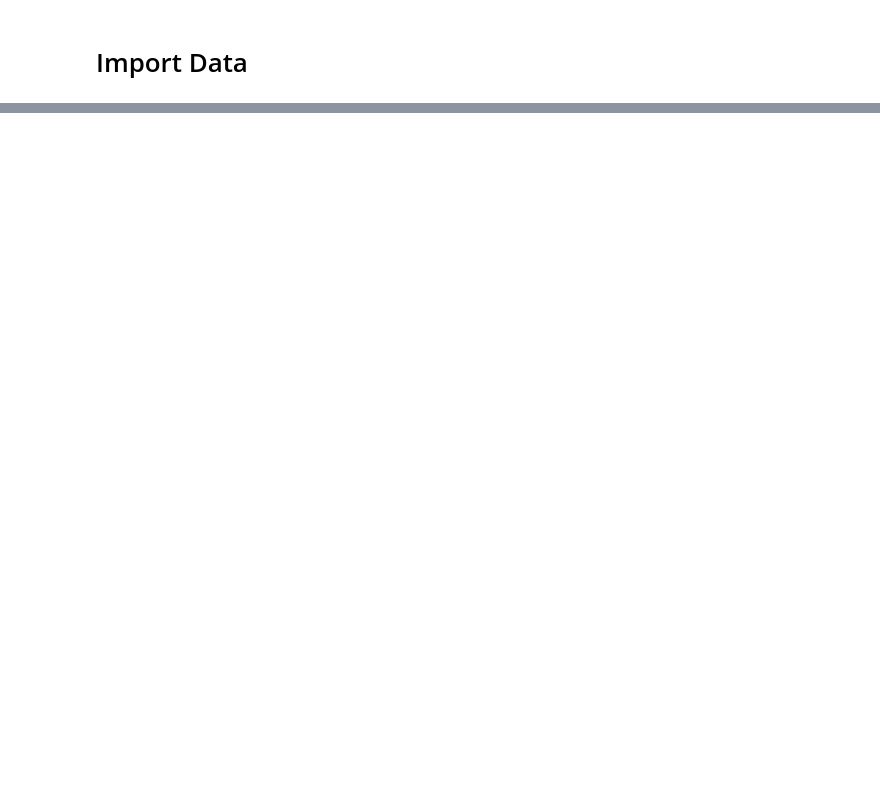
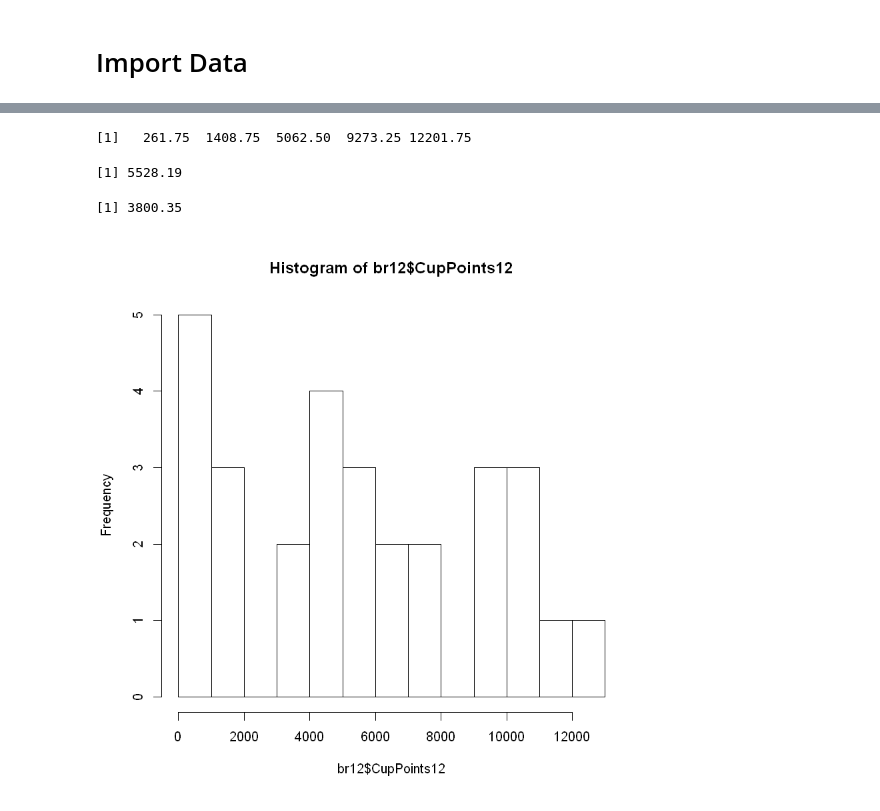
Before and after one commit to sharifahmad2061/foundation_of_data_analysis, a Jupyter notebook: Lab 01 Week 03.ipynb, the cells around one changed output, grey strips where cells are left out. Cells and saved outputs as stored; diff of their text form; code cells hidden in the pictures; blank space fills up the shorter version.

```diff
--- a/Lab 01 Week 03.ipynb
+++ b/Lab 01 Week 03.ipynb
@@ -26,0 +29,2 @@ bd
+# %%
+br12 <- bd[bd$Events12 > 0,]
@@ -26,0 +57,10 @@ bd
+# %%
+fivenum(br12$CupPoints12)
+mean(br12$CupPoints12)
+sd(br12$CupPoints12)
+hist(br12$CupPoints12,breaks = 15)
+# %% [output]
+[1]   261.75  1408.75  5062.50  9273.25 12201.75
+[1] 5528.19
+[1] 3800.35
+[figure, added]
```
Also changed, not shown: parts of 18 cells of this notebook.
